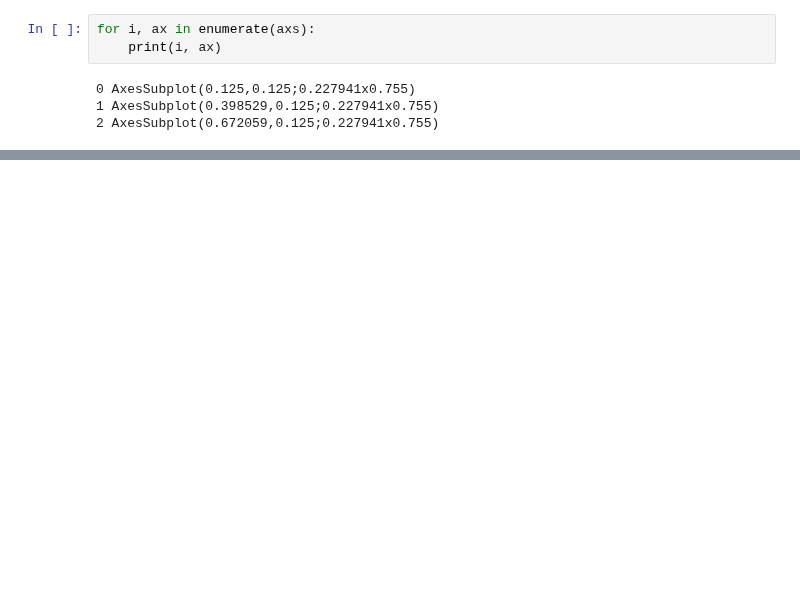
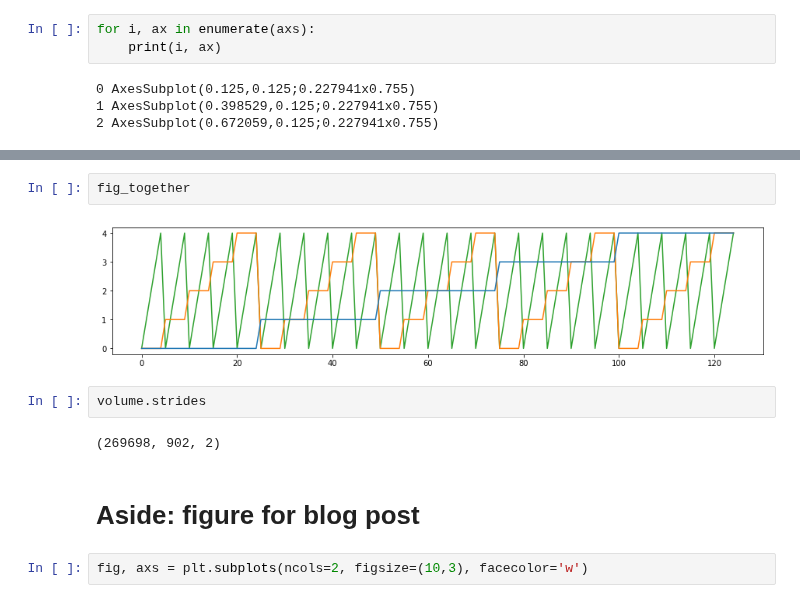
Before and after one commit to hiro106/statistics-ml-cs-learning, a Jupyter notebook: Fastest_dimension_of_array.ipynb, the cells around one changed output, grey strips where cells are left out. Cells and saved outputs as stored; diff of their text form; blank space fills up the shorter version.

```diff
--- a/Fastest_dimension_of_array.ipynb
+++ b/Fastest_dimension_of_array.ipynb
@@ -341,0 +324,12 @@ array([[[[0, 0, 0, 0],
+# %%
+fig_together
+# %% [output]
+[figure, added]
+# %%
+volume.strides
+# %% [output]
+(269698, 902, 2)
+# %% [markdown]
+# Aside: figure for blog post
+# %%
+fig, axs = plt.subplots(ncols=2, figsize=(10,3), facecolor='w')
```
Also changed, not shown: parts of 27 cells of this notebook.
